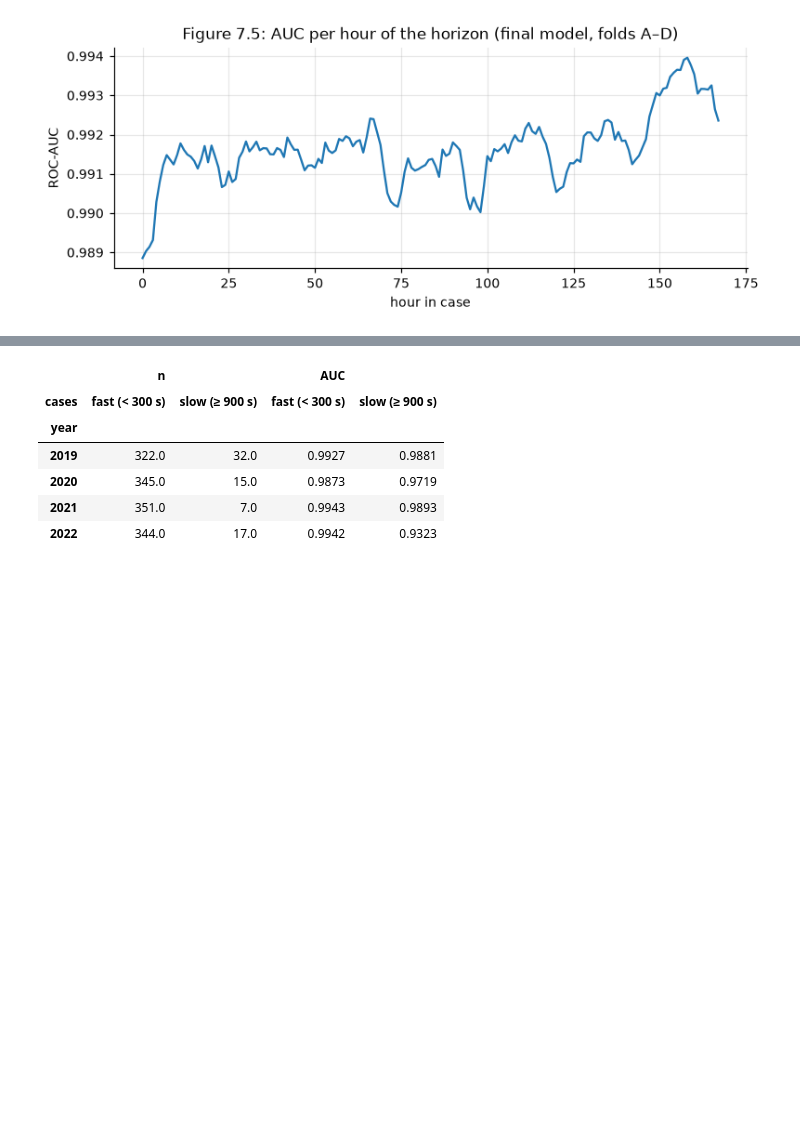
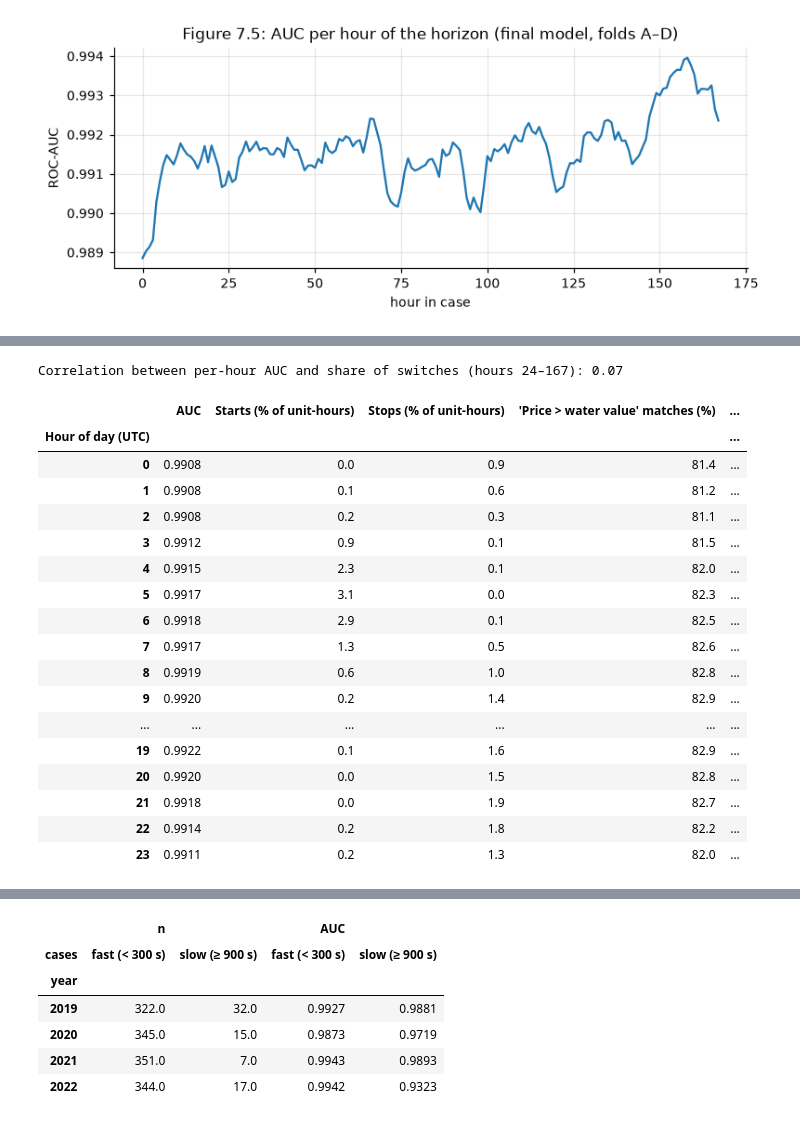
Before and after one commit to idatomine/Women-in-AI-tdt4173, a Jupyter notebook: Report.ipynb, the cells around one changed output, grey strips where cells are left out. Cells and saved outputs as stored; diff of their text form; code cells hidden in the pictures; blank space fills up the shorter version.

```diff
--- a/Report.ipynb
+++ b/Report.ipynb
@@ -975 +1161,41 @@ plt.show()
+# %%
+# Table 7.1: per hour of day (hours 24–167, so the hard first hours do not distort it): AUC, switches, rule fit, model certainty
+t = np.arange(24, HOURS)
+hod = t % 24  # cases start at 00:00 UTC, so hour in case mod 24 = hour of day (UTC)
+switch = np.zeros_like(y_all, dtype=bool); switch[:, :, 1:] = y_all[:, :, 1:] != y_all[:, :, :-1]
+starts = switch & (y_all == 1); stops = switch & (y_all == 0)
+cases = np.concatenate([cv.split(data, year)[1] for year in cv.FOLDS.values()])  # same case order as y_all
+rule_fit = (week_prices(data)[cases][:, None, :] > upstream_wv(data, 7)[cases][:, :, None]) == y_all
+unsure = (p_all > 0.2) & (p_all < 0.8)
+per_hour = pd.DataFrame({
+    "AUC": np.array(auc_by_hour)[t],
+    "Starts (% of unit-hours)": 100 * starts[:, :, t].mean(axis=(0, 1)),
+    "Stops (% of unit-hours)": 100 * stops[:, :, t].mean(axis=(0, 1)),
+    "'Price > water value' matches (%)": 100 * rule_fit[:, :, t].mean(axis=(0, 1)),
+    "Model unsure, 0.2 < p < 0.8 (%)": 100 * unsure[:, :, t].mean(axis=(0, 1)),
+}).groupby(hod).mean()
+per_hour.index.name = "Hour of day (UTC)"
+print(f"Correlation between per-hour AUC and share of switches (hours 24–167): "
+      f"{np.corrcoef(np.array(auc_by_hour)[t], switch[:, :, t].mean(axis=(0, 1)))[0, 1]:.2f}")
+show_table(per_hour.round({"AUC": 4, **{k: 1 for k in per_hour.columns[1:]}}), "7.1", columns='p{1.8cm}p{1.2cm}p{1.9cm}p{1.9cm}p{2.6cm}p{2.6cm}')
+# %% [output]
+Correlation between per-hour AUC and share of switches (hours 24–167): 0.07
+|  | AUC | Starts (% of unit-hours) | Stops (% of unit-hours) | 'Price > water value' matches (%) | ... |
+| Hour of day (UTC) |  |  |  |  | ... |
+| 0 | 0.9908 | 0.0 | 0.9 | 81.4 | ... |
+| 1 | 0.9908 | 0.1 | 0.6 | 81.2 | ... |
+| 2 | 0.9908 | 0.2 | 0.3 | 81.1 | ... |
+| 3 | 0.9912 | 0.9 | 0.1 | 81.5 | ... |
+| 4 | 0.9915 | 2.3 | 0.1 | 82.0 | ... |
+| 5 | 0.9917 | 3.1 | 0.0 | 82.3 | ... |
+| 6 | 0.9918 | 2.9 | 0.1 | 82.5 | ... |
+| 7 | 0.9917 | 1.3 | 0.5 | 82.6 | ... |
+| 8 | 0.9919 | 0.6 | 1.0 | 82.8 | ... |
+| 9 | 0.9920 | 0.2 | 1.4 | 82.9 | ... |
+| ... | ... | ... | ... | ... | ... |
+| 19 | 0.9922 | 0.1 | 1.6 | 82.9 | ... |
+| 20 | 0.9920 | 0.0 | 1.5 | 82.8 | ... |
+| 21 | 0.9918 | 0.0 | 1.9 | 82.7 | ... |
+| 22 | 0.9914 | 0.2 | 1.8 | 82.2 | ... |
+| 23 | 0.9911 | 0.2 | 1.3 | 82.0 | ... |
 # %% [markdown]
```
Also changed, not shown: parts of 33 cells of this notebook, 42 other files.
